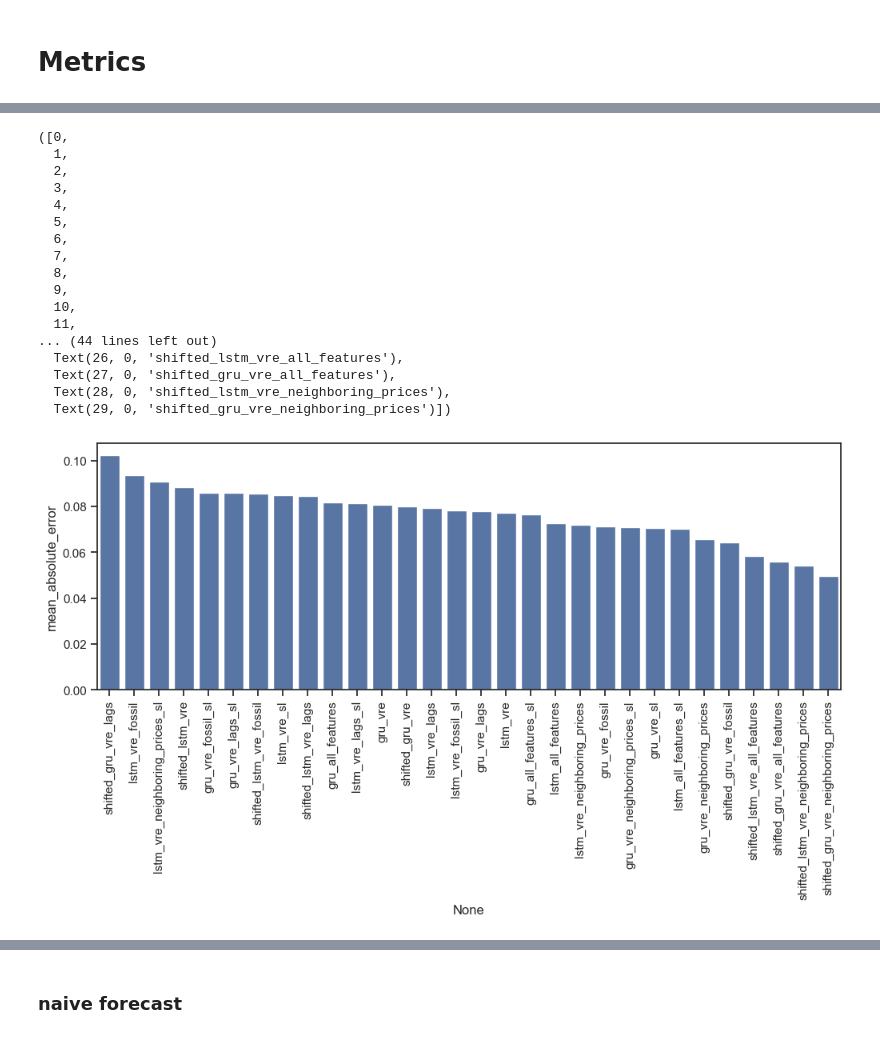
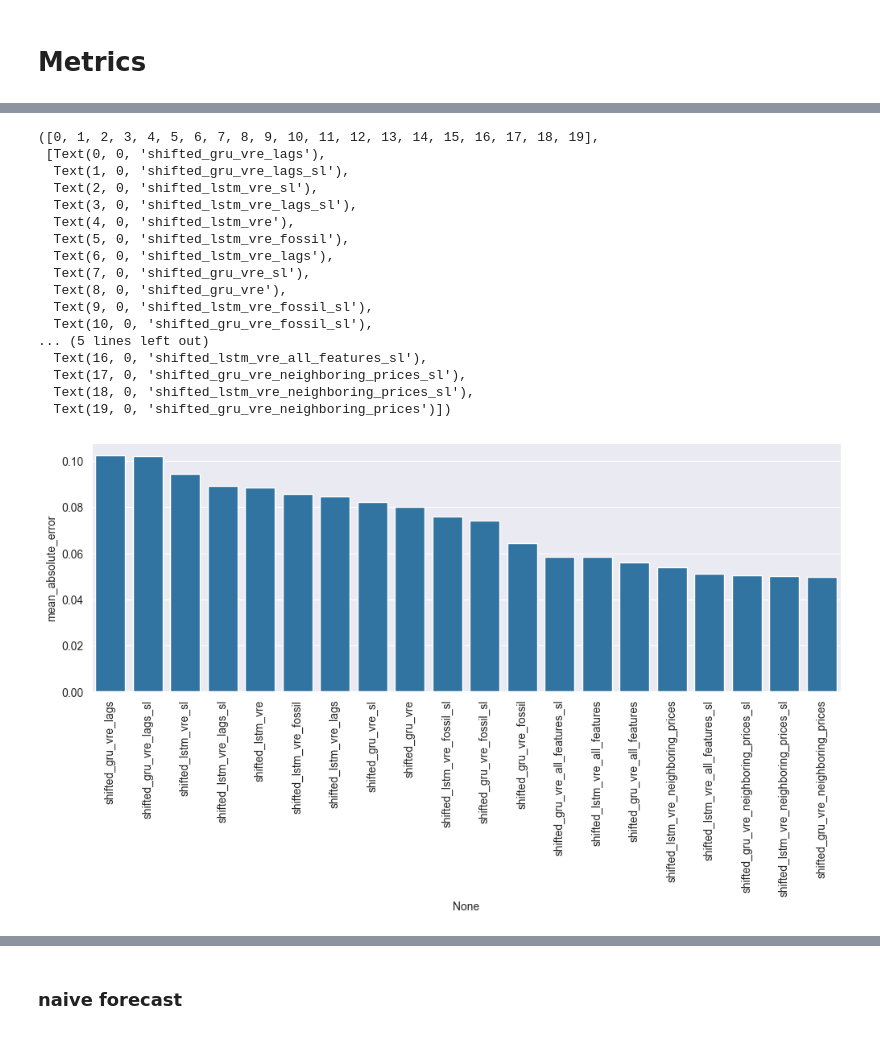
Before and after one commit to valentin-17/epf, a Jupyter notebook: notebooks/other_data_viz.ipynb, the cells around one changed output, grey strips where cells are left out. Cells and saved outputs as stored; diff of their text form; code cells hidden in the pictures.

```diff
--- a/notebooks/other_data_viz.ipynb
+++ b/notebooks/other_data_viz.ipynb
@@ -173,35 +193,36 @@ plt.show()
 # %%
 import pickle as pkl
 import seaborn as sns
 import pandas as pd
 from matplotlib import pyplot as plt
 
 with open("../data/processed/performance.pkl", "rb") as f:
     performance = pkl.load(f)
 
-p = pd.DataFrame(performance).T.sort_values('mean_absolute_error', ascending=False)
+drop_cols = [col for col in performance.keys() if not col.startswith('shifted')]
+p = pd.DataFrame(performance).drop(columns=drop_cols).T.sort_values('mean_absolute_error', ascending=False)
 
 plt.figure(figsize=(12, 4))
 
 sns.barplot(data=p, x=p.index, y='mean_absolute_error')
 plt.xticks(rotation=90)
 # %% [output]
-([0,
-  1,
-  2,
-  3,
-  4,
-  5,
-  6,
-  7,
-  8,
-  9,
-  10,
-  11,
-... (44 lines left out)
-  Text(26, 0, 'shifted_lstm_vre_all_features'),
-  Text(27, 0, 'shifted_gru_vre_all_features'),
-  Text(28, 0, 'shifted_lstm_vre_neighboring_prices'),
-  Text(29, 0, 'shifted_gru_vre_neighboring_prices')])
+([0, 1, 2, 3, 4, 5, 6, 7, 8, 9, 10, 11, 12, 13, 14, 15, 16, 17, 18, 19],
+ [Text(0, 0, 'shifted_gru_vre_lags'),
+  Text(1, 0, 'shifted_gru_vre_lags_sl'),
+  Text(2, 0, 'shifted_lstm_vre_sl'),
+  Text(3, 0, 'shifted_lstm_vre_lags_sl'),
+  Text(4, 0, 'shifted_lstm_vre'),
+  Text(5, 0, 'shifted_lstm_vre_fossil'),
+  Text(6, 0, 'shifted_lstm_vre_lags'),
+  Text(7, 0, 'shifted_gru_vre_sl'),
+  Text(8, 0, 'shifted_gru_vre'),
+  Text(9, 0, 'shifted_lstm_vre_fossil_sl'),
+  Text(10, 0, 'shifted_gru_vre_fossil_sl'),
+... (5 lines left out)
+  Text(16, 0, 'shifted_lstm_vre_all_features_sl'),
+  Text(17, 0, 'shifted_gru_vre_neighboring_prices_sl'),
+  Text(18, 0, 'shifted_lstm_vre_neighboring_prices_sl'),
+  Text(19, 0, 'shifted_gru_vre_neighboring_prices')])
-[figure, old version]
+[figure, new version]
 # %%
```
Also changed, not shown: parts of 15 cells of this notebook, 18 other files.
